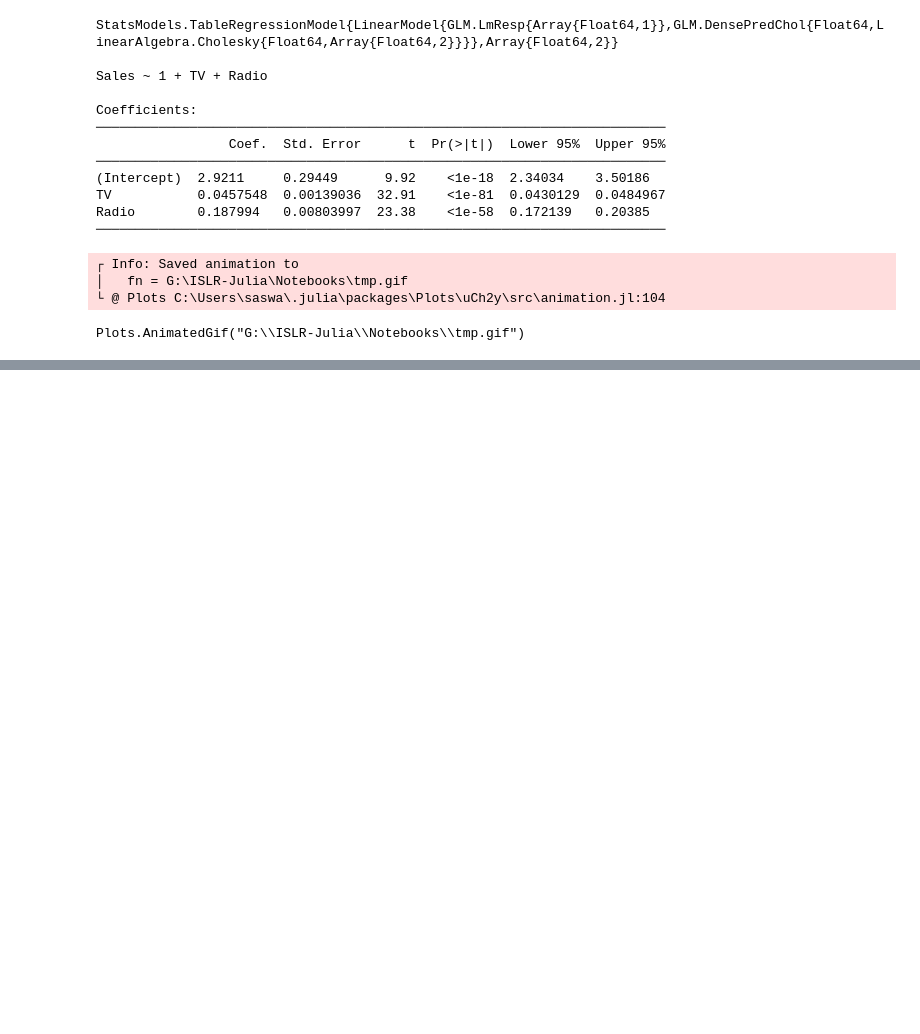
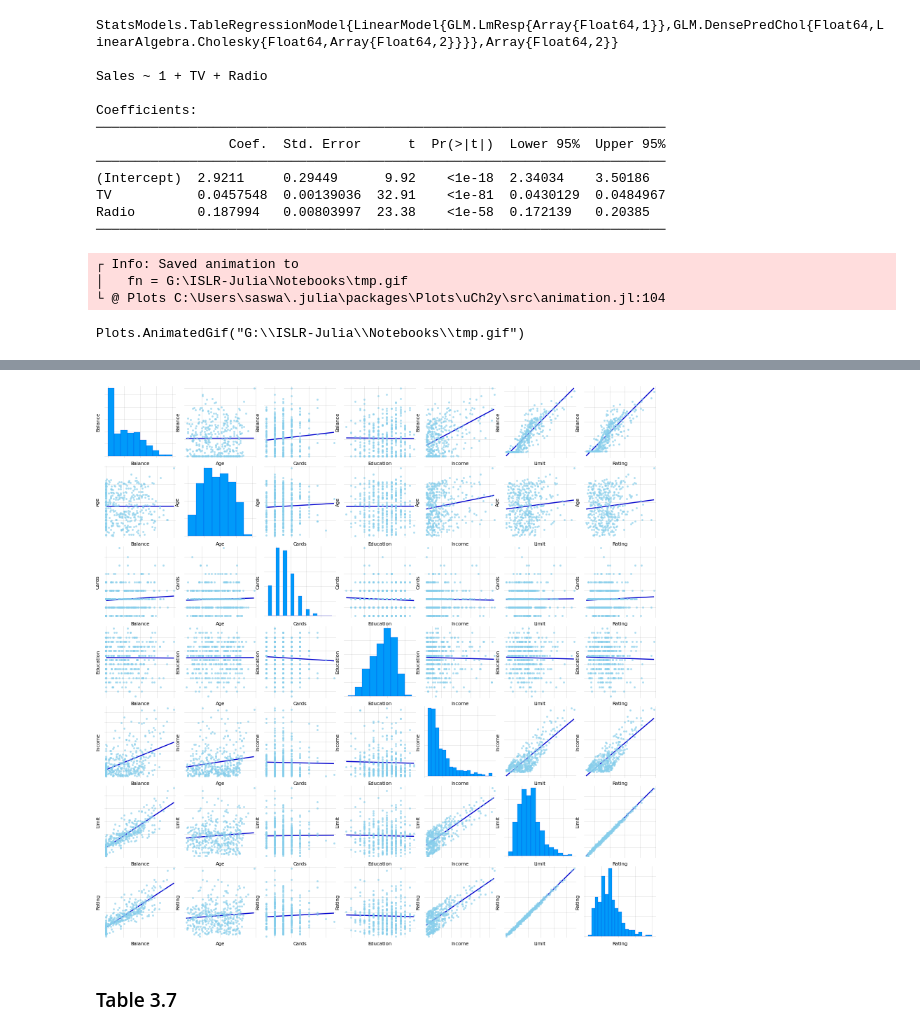
Before and after one commit to kanishka-006/ISLR-Julia, a Jupyter notebook: Notebooks/Chapter 3.ipynb, the cells around one changed output, grey strips where cells are left out. Cells and saved outputs as stored; diff of their text form; code cells hidden in the pictures; blank space fills up the shorter version.

Commit message:
chap3 added plots

```diff
--- a/Notebooks/Chapter 3.ipynb
+++ b/Notebooks/Chapter 3.ipynb
@@ -327,0 +252,20 @@ df = advertising
+# %%
+using Measures
+#using Statsplots
+#cornerplot(Matrix(df))
+
+function pairplot(df::DataFrame)
+    pyplot()
+    mat = Matrix(df)
+    cols = names(df)
+    n = length(cols)
+    pall = [plot(mat[:,i],mat[:,j], st= (i==j ? :hist : :scatter), smooth= (i==j ? false : true), markercolor=:skyblue, linecolor=:blue3, linewidth=(i==j ? 0.1 : 1), markeralpha=0.7, markersize=2, legend=false, xlabel=cols[i], ylabel=cols[j], guidefontsize=5) for i=1:n, j=1:n]
+    plot(pall..., layout=(n,n), markerstrokewidth=0, showaxis=false, tickfontsize=0, margin= 0mm, size=(800,800))
+end
+
+df = credit[:,[:Balance, :Age, :Cards, :Education, :Income, :Limit, :Rating]];
+pairplot(df)
+# %% [output]
+[figure, added]
+# %% [markdown]
+### Table 3.7
```
Also changed, not shown: parts of 38 cells of this notebook.
